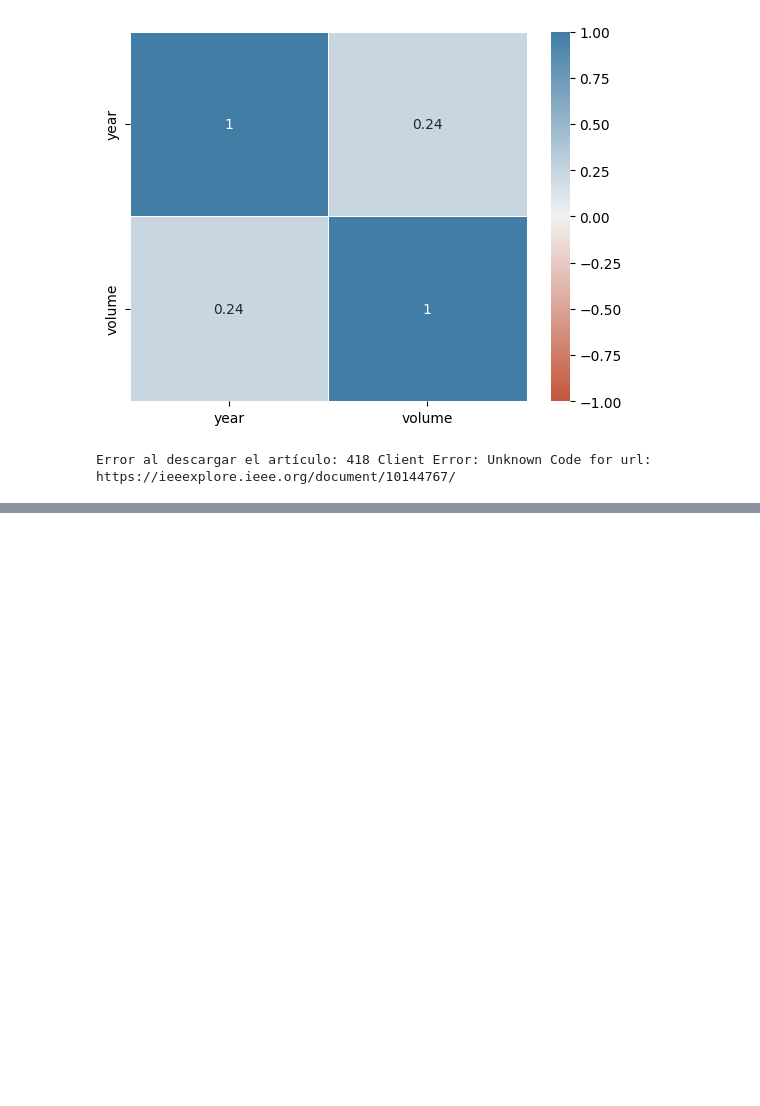
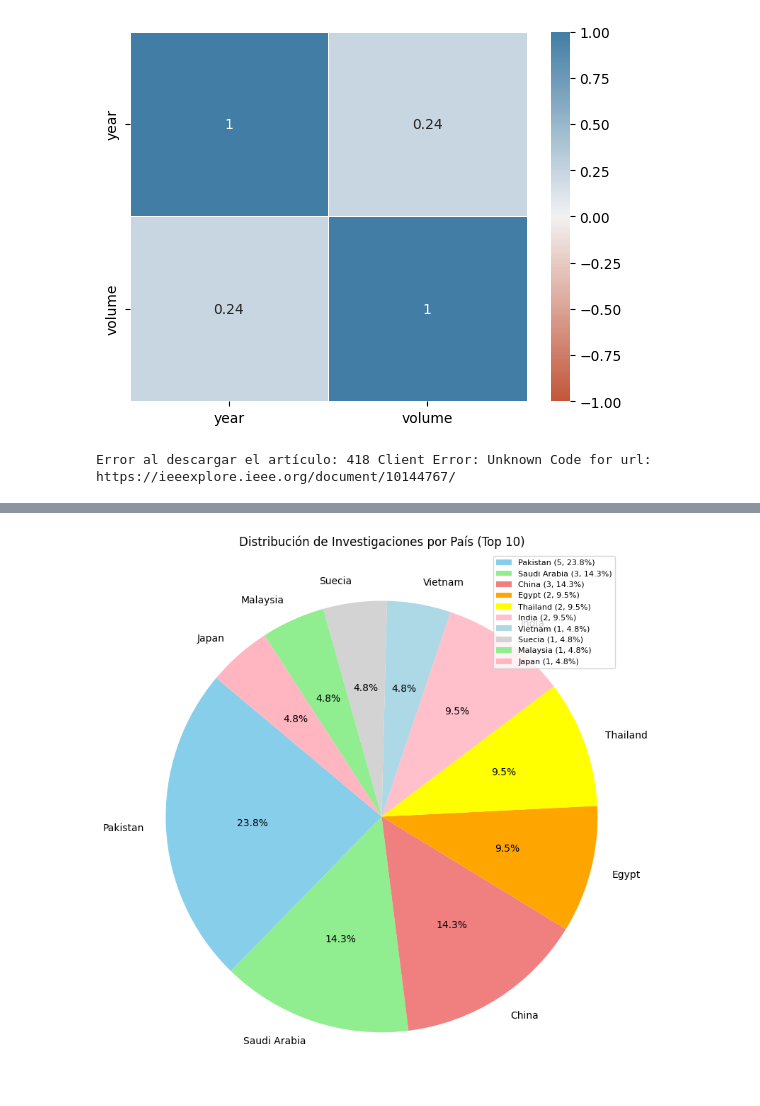
Before and after one commit to Yimi-17/jupyter_data_process, a Jupyter notebook: JyperterBooks/Analisis_Biblio.ipynb, the cells around one changed output, grey strips where cells are left out. Cells and saved outputs as stored; diff of their text form; code cells hidden in the pictures; blank space fills up the shorter version.

```diff
--- a/JyperterBooks/Analisis_Biblio.ipynb
+++ b/JyperterBooks/Analisis_Biblio.ipynb
@@ -164,0 +287,32 @@ df
+# %%
+import matplotlib.pyplot as plt
+
+# Suponiendo que la columna que contiene los países se llama 'Country' en tu DataFrame
+# Utiliza value_counts() para contar el número de veces que aparece cada país y luego ordena los resultados
+paises_con_investigaciones = df['Country'].value_counts().sort_values(ascending=False)
+
+# Extraer los 10 países con el mayor número de investigaciones
+top_10_paises = paises_con_investigaciones.head(10)
+
+# Crear un gráfico de pastel
+plt.figure(figsize=(8, 8))
+pie = top_10_paises.plot(kind='pie', autopct='%1.1f%%', startangle=140, colors=['skyblue', 'lightgreen', 'lightcoral', 'orange', 'yellow', 'pink', 'lightblue', 'lightgrey', 'lightgreen', 'lightpink'])
+
+# Obtener las etiquetas para cada segmento
+labels = [f"{pais} ({num_investigaciones}, {porcentaje:.1f}%)"
+          for pais, num_investigaciones, porcentaje
+          in zip(top_10_paises.index, top_10_paises.values, top_10_paises.values / top_10_paises.values.sum() * 100)]
+
+# Agregar etiquetas al gráfico
+plt.legend(labels, loc="best", fontsize=8)
+
+# Personalizar el gráfico
+plt.title('Distribución de Investigaciones por País (Top 10)')
+plt.ylabel('')  # Eliminar etiqueta del eje y
+
+# Mostrar el gráfico
+plt.axis('equal')  # Hacer que el gráfico de pastel sea circular
+plt.tight_layout()
+plt.show()
+# %% [output]
+[figure, added]
```
Also changed, not shown: parts of 12 cells of this notebook, 2 other files.
